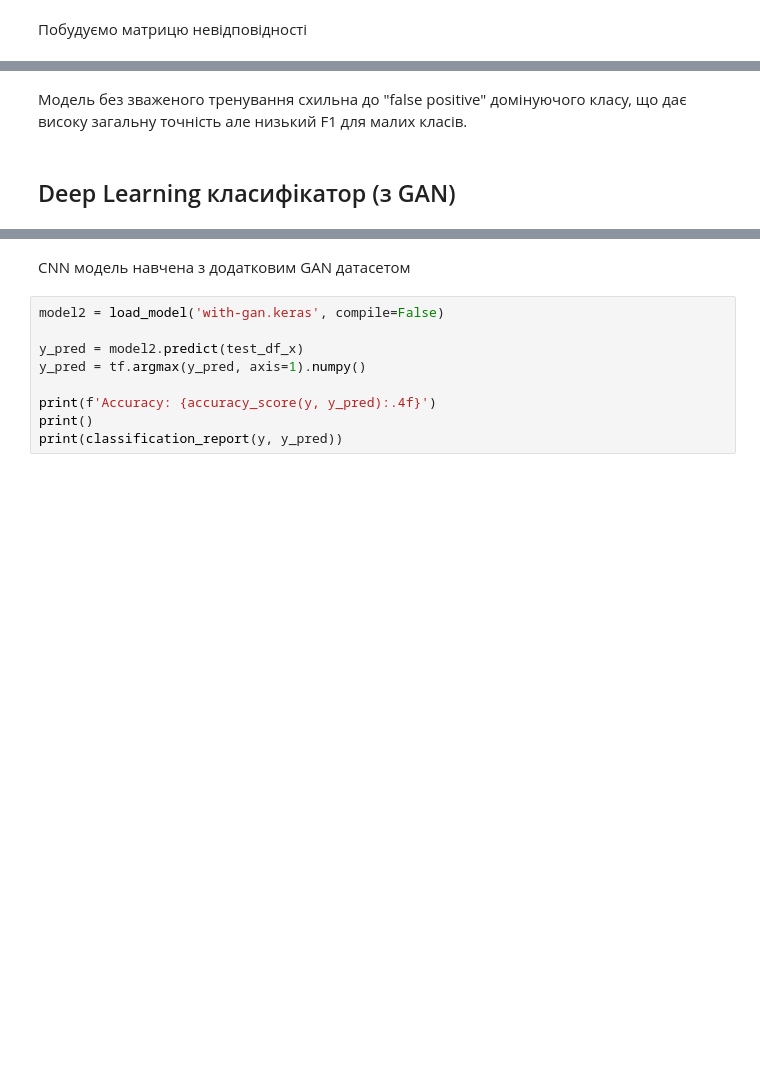
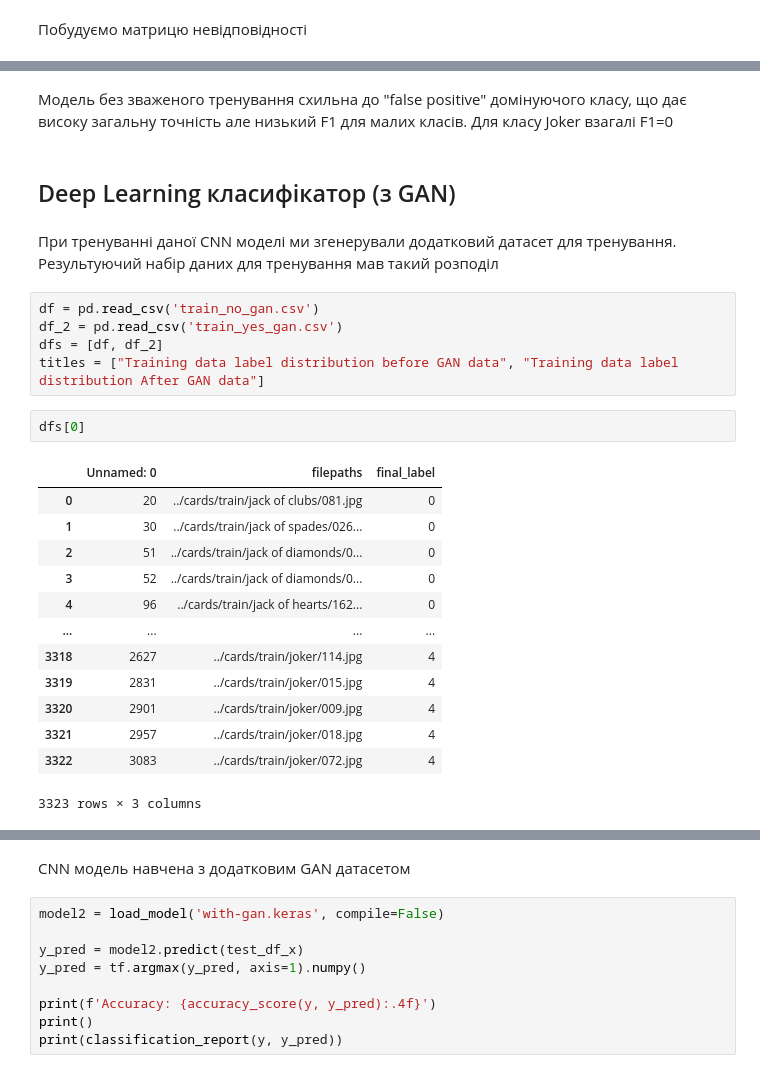
Before and after one commit to ZheZheDoshka/lab1, a Jupyter notebook: lab3/lab3.ipynb, the cells around one changed output, grey strips where cells are left out. Saved outputs shown, nothing was run; the diff lists cells and outputs as text; blank space fills up the shorter version.

```diff
--- a/lab3/lab3.ipynb
+++ b/lab3/lab3.ipynb
@@ -380,4 +381,27 @@ F1 по класам:
 # %% [markdown]
-Модель без зваженого тренування схильна до "false positive" домінуючого класу, що дає високу загальну точність але низький F1 для малих класів.
+Модель без зваженого тренування схильна до "false positive" домінуючого класу, що дає високу загальну точність але низький F1 для малих класів. Для класу Joker взагалі F1=0
 # %% [markdown]
 ## Deep Learning класифікатор (з GAN)
+# %% [markdown]
+При тренуванні даної CNN моделі ми згенерували додатковий датасет для тренування. Результуючий набір даних для тренування мав такий розподіл
+# %%
+df = pd.read_csv('train_no_gan.csv')
+df_2 = pd.read_csv('train_yes_gan.csv')
+dfs = [df, df_2]
+titles = ["Training data label distribution before GAN data", "Training data label distribution After GAN data"]
+# %%
+dfs[0]
+# %% [output]
+|  | Unnamed: 0 | filepaths | final_label |
+| 0 | 20 | ../cards/train/jack of clubs/081.jpg | 0 |
+| 1 | 30 | ../cards/train/jack of spades/026... | 0 |
+| 2 | 51 | ../cards/train/jack of diamonds/0... | 0 |
+| 3 | 52 | ../cards/train/jack of diamonds/0... | 0 |
+| 4 | 96 | ../cards/train/jack of hearts/162... | 0 |
+| ... | ... | ... | ... |
+| 3318 | 2627 | ../cards/train/joker/114.jpg | 4 |
+| 3319 | 2831 | ../cards/train/joker/015.jpg | 4 |
+| 3320 | 2901 | ../cards/train/joker/009.jpg | 4 |
+| 3321 | 2957 | ../cards/train/joker/018.jpg | 4 |
+| 3322 | 3083 | ../cards/train/joker/072.jpg | 4 |
+3323 rows × 3 columns
```
Also changed, not shown: parts of 20 cells of this notebook, 14 other files.
